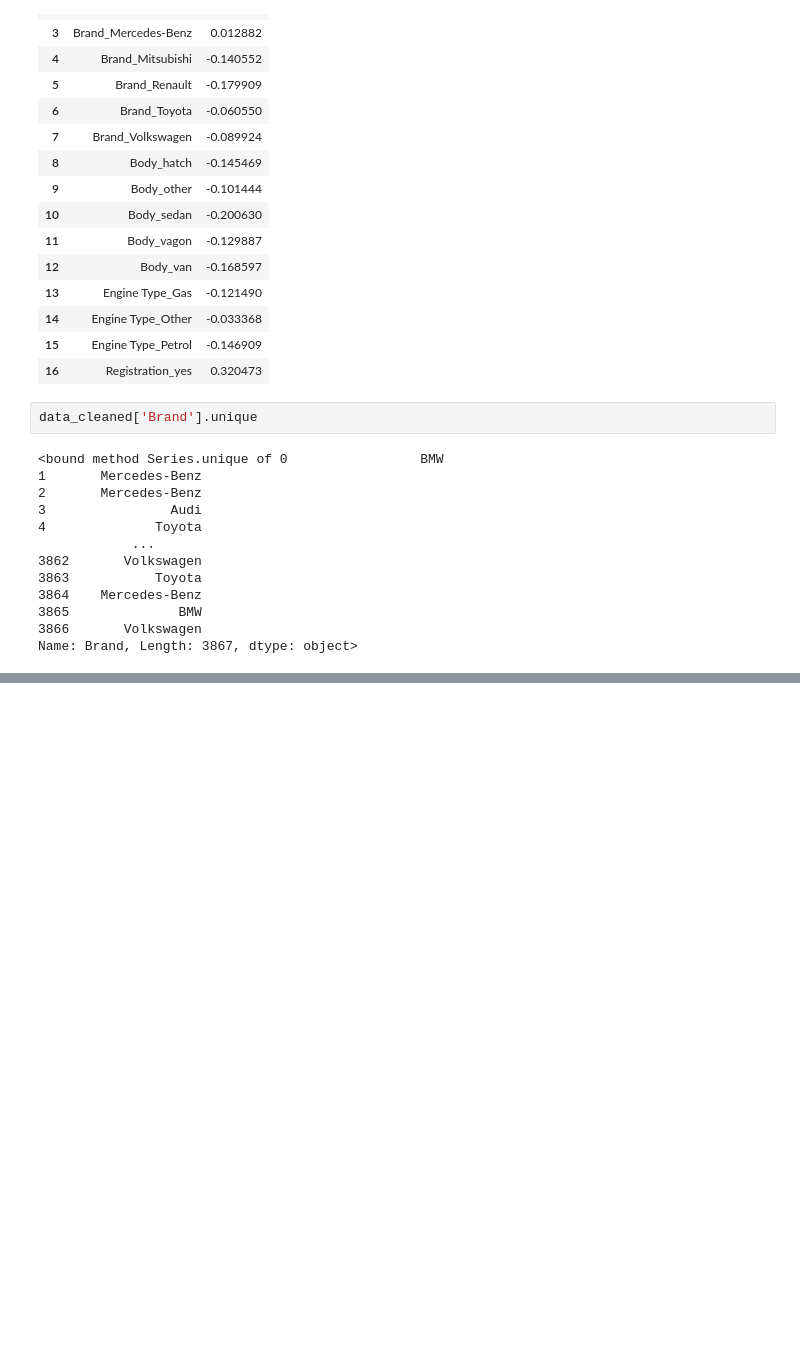
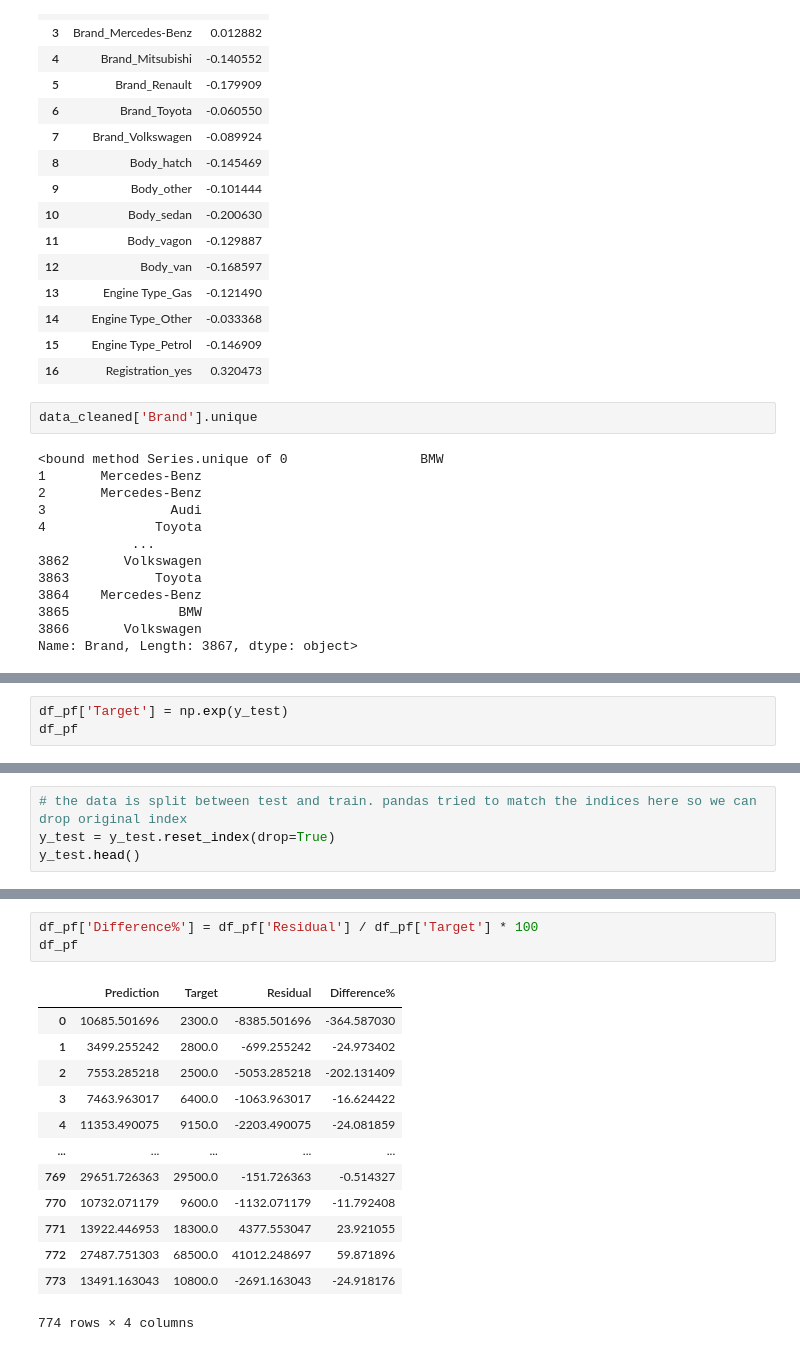
Before and after one commit to mekchou/UdemyDSBootcamp, a Jupyter notebook: Sec35/L225sklearn - Linear Regression - Practical Example.ipynb, the cells around one changed output, grey strips where cells are left out. Cells and saved outputs as stored; diff of their text form; blank space fills up the shorter version.

```diff
--- a/Sec35/L225sklearn - Linear Regression - Practical Example.ipynb
+++ b/Sec35/L225sklearn - Linear Regression - Practical Example.ipynb
@@ -518,0 +545,3 @@ Name: Brand, Length: 3867, dtype: object>
+# %%
+df_pf['Target'] = np.exp(y_test)
+df_pf
@@ -518,0 +577,4 @@ Name: Brand, Length: 3867, dtype: object>
+# %%
+# the data is split between test and train. pandas tried to match the indices here so we can drop original index
+y_test = y_test.reset_index(drop=True)
+y_test.head()
@@ -518,0 +610,17 @@ Name: Brand, Length: 3867, dtype: object>
+# %%
+df_pf['Difference%'] = df_pf['Residual'] / df_pf['Target'] * 100
+df_pf
+# %% [output]
+|  | Prediction | Target | Residual | Difference% |
+| 0 | 10685.501696 | 2300.0 | -8385.501696 | -364.587030 |
+| 1 | 3499.255242 | 2800.0 | -699.255242 | -24.973402 |
+| 2 | 7553.285218 | 2500.0 | -5053.285218 | -202.131409 |
+| 3 | 7463.963017 | 6400.0 | -1063.963017 | -16.624422 |
+| 4 | 11353.490075 | 9150.0 | -2203.490075 | -24.081859 |
+| ... | ... | ... | ... | ... |
+| 769 | 29651.726363 | 29500.0 | -151.726363 | -0.514327 |
+| 770 | 10732.071179 | 9600.0 | -1132.071179 | -11.792408 |
+| 771 | 13922.446953 | 18300.0 | 4377.553047 | 23.921055 |
+| 772 | 27487.751303 | 68500.0 | 41012.248697 | 59.871896 |
+| 773 | 13491.163043 | 10800.0 | -2691.163043 | -24.918176 |
+774 rows × 4 columns
```
Also changed, not shown: parts of 15 cells of this notebook.
